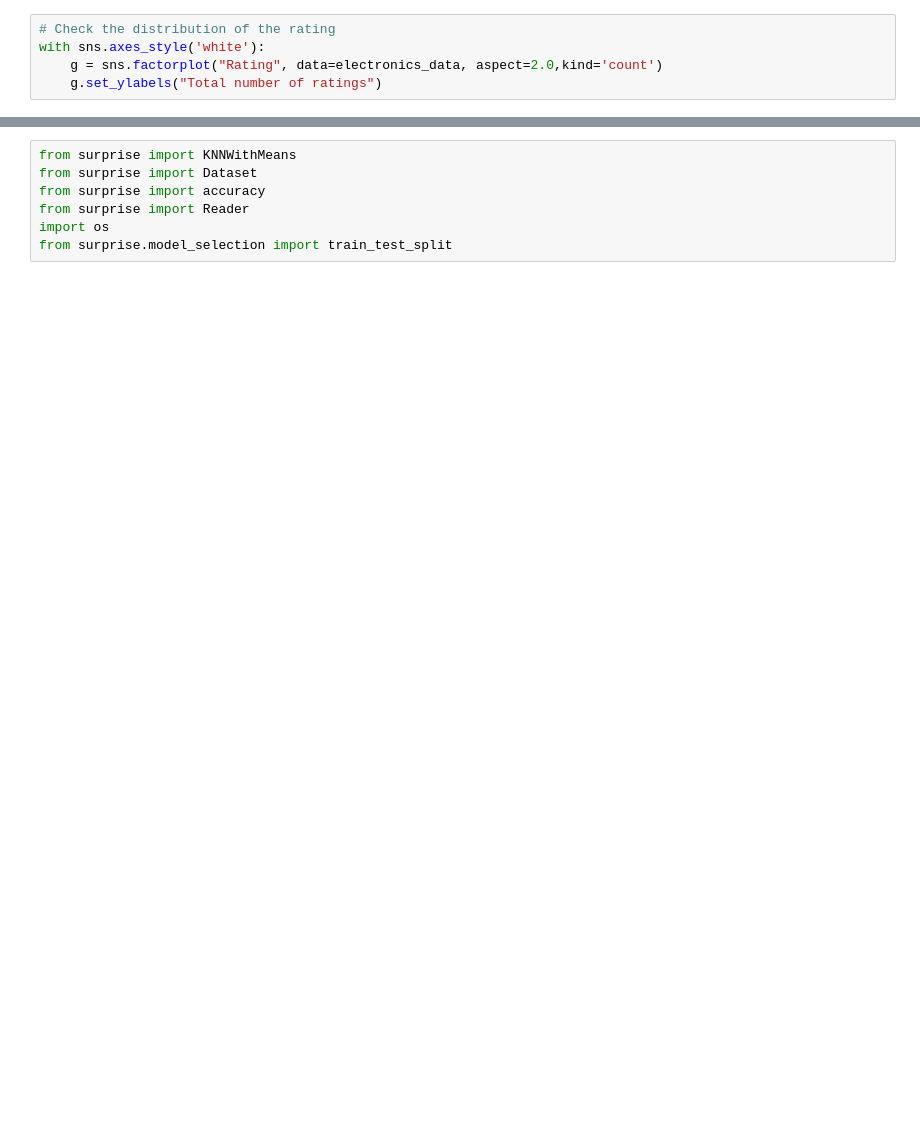
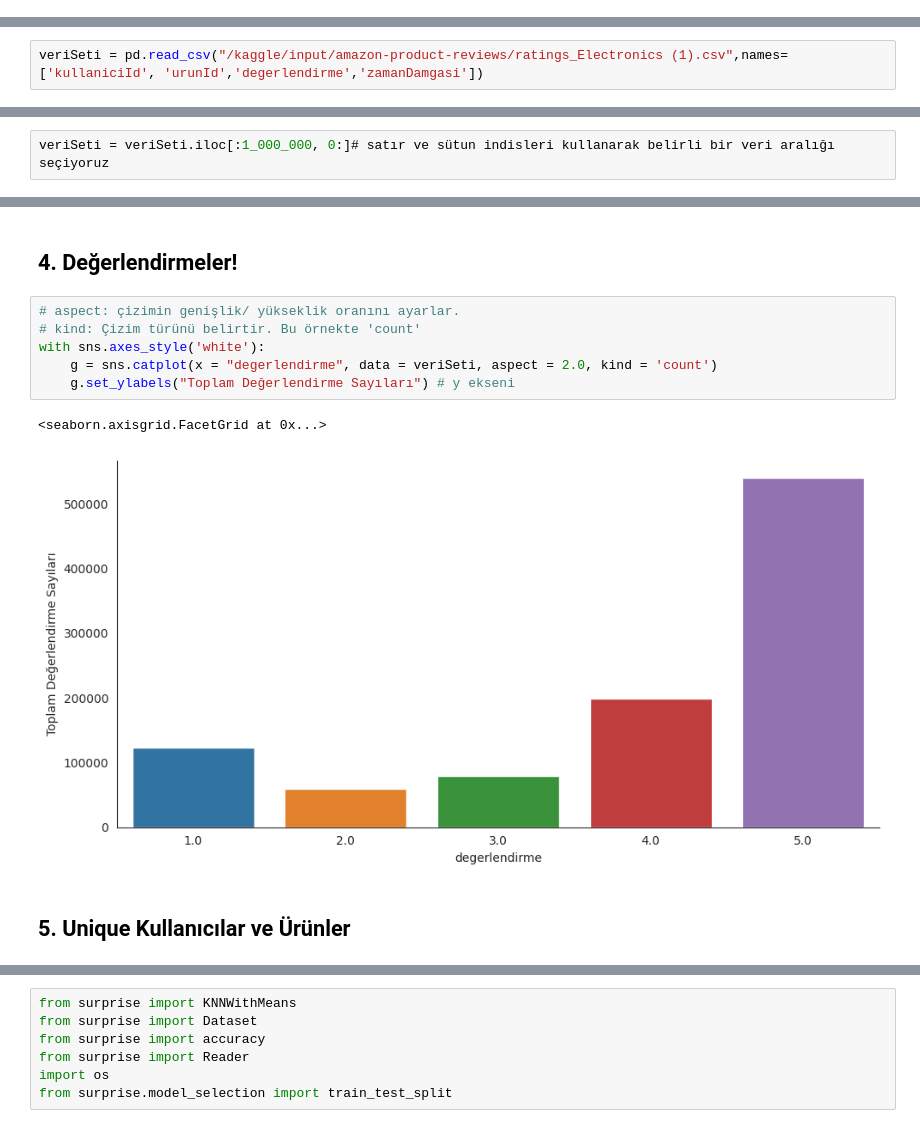
Before and after one commit to yunusemrekayaoglu/AmazonReviewsRecommenderSystems, a Jupyter notebook: amazonReviewsRecommenderSystem.ipynb, the cells around one changed output, grey strips where cells are left out. Cells and saved outputs as stored; diff of their text form; blank space fills up the shorter version.

```diff
--- a/amazonReviewsRecommenderSystem.ipynb
+++ b/amazonReviewsRecommenderSystem.ipynb
@@ -158,5 +0,0 @@ dtype: int64
-# %%
-# Check the distribution of the rating
-with sns.axes_style('white'):
-    g = sns.factorplot("Rating", data=electronics_data, aspect=2.0,kind='count')
-    g.set_ylabels("Total number of ratings")
@@ -364,0 +35,2 @@ CF is based on the idea that the best recommendations come from people who have
+# %%
+veriSeti = pd.read_csv("/kaggle/input/amazon-product-reviews/ratings_Electronics (1).csv",names=['kullaniciId', 'urunId','degerlendirme','zamanDamgasi'])
@@ -364,0 +55,2 @@ CF is based on the idea that the best recommendations come from people who have
+# %%
+veriSeti = veriSeti.iloc[:1_000_000, 0:]# satır ve sütun indisleri kullanarak belirli bir veri aralığı seçiyoruz
@@ -364,0 +111,13 @@ CF is based on the idea that the best recommendations come from people who have
+# %% [markdown]
+## 4. Değerlendirmeler!
+# %%
+# aspect: çizimin genişlik/ yükseklik oranını ayarlar.
+# kind: Çizim türünü belirtir. Bu örnekte 'count'
+with sns.axes_style('white'):
+    g = sns.catplot(x = "degerlendirme", data = veriSeti, aspect = 2.0, kind = 'count')
+    g.set_ylabels("Toplam Değerlendirme Sayıları") # y ekseni
+# %% [output]
+<seaborn.axisgrid.FacetGrid at 0x...>
+[figure, added]
+# %% [markdown]
+## 5. Unique Kullanıcılar ve Ürünler
```
Also changed, not shown: parts of 125 cells of this notebook.
